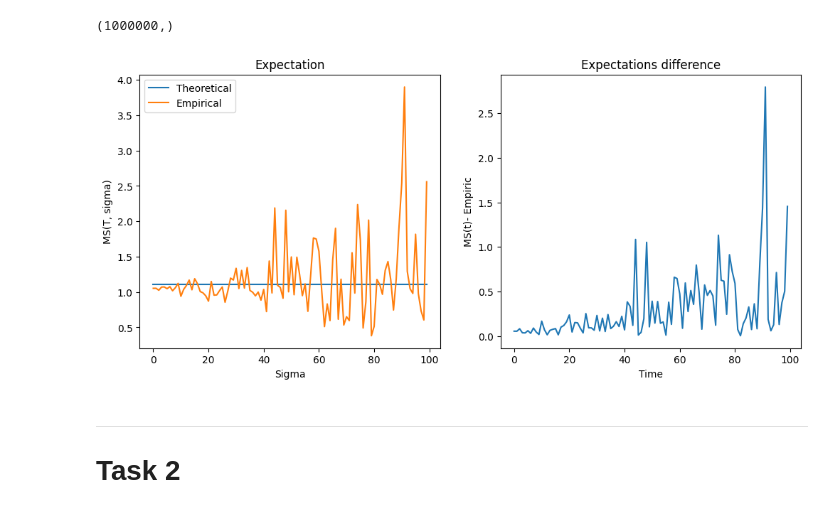
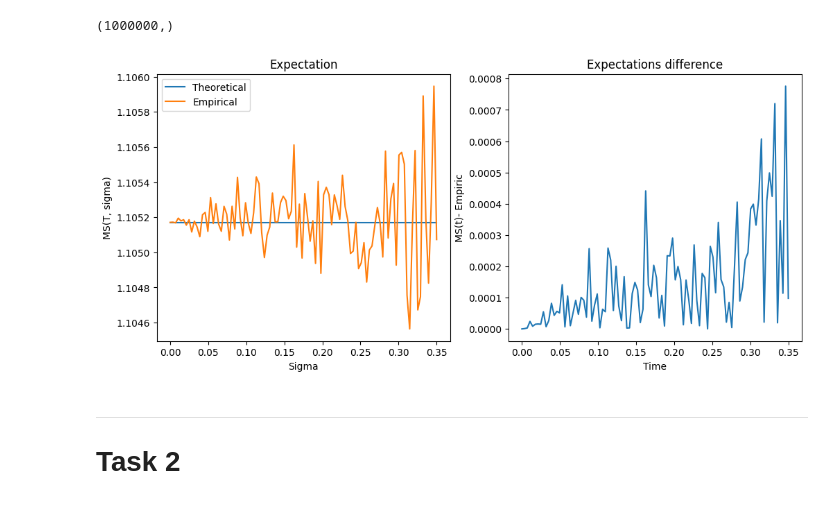
Before and after one commit to Kasymkhankhubiyev/Sirius-Uni, a Jupyter notebook: Derivatives/series1.ipynb, the cells around one changed output. Drawn from its saved outputs; the diff is of its cells as text; code cells hidden in the pictures.

```diff
--- a/Derivatives/series1.ipynb
+++ b/Derivatives/series1.ipynb
@@ -174,7 +165,7 @@ def calc_empirical_expectetions_varying_sigma(sigmas: np.ndarray, S0=1, r=0.0, s
     expectations = np.zeros_like(sigmas)
     for idx, sigma in enumerate(sigmas):
         expectations[idx] += modulate_asset_price(S0=S0, r=r, sigma=sigma, steps=steps,
-                                                  trajectory_num=trajectory_num)[-1, :].mean()
+                                                  trajectory_num=trajectory_num).mean(axis=0)[-1] # [-1, :].mean()
     return expectations
 # %%
 modulate_asset_price(S0=S0, r=R, sigma=Sigma, steps=10,
@@ -184,27 +175,27 @@ modulate_asset_price(S0=S0, r=R, sigma=Sigma, steps=10,
 # %%
 N = 10**6
 STEPS = 10
 sigmas = np.linspace(0, 0.35, num=100)
 
 fig, axs = plt.subplots(nrows=1, ncols=2, figsize=(12, 5))
 
 emperical = calc_empirical_expectetions_varying_sigma(sigmas=sigmas, r=R, steps=STEPS, trajectory_num=N)
 
-axs[0].plot(np.ones_like(sigmas)*np.exp(R*1), label='Theoretical')
-axs[0].plot(emperical, label='Empirical')
+axs[0].plot(sigmas, np.ones_like(sigmas)*np.exp(R*1), label='Theoretical')
+axs[0].plot(sigmas, emperical, label='Empirical')
 axs[0].set_title('Expectation')
 axs[0].set_xlabel('Sigma')
 axs[0].set_ylabel('MS(T, sigma)')
 axs[0].legend()
 
-axs[1].plot(np.abs(np.ones_like(sigmas)*np.exp(R*1) - emperical))
+axs[1].plot(sigmas, np.abs(np.ones_like(sigmas)*np.exp(R*1) - emperical))
 axs[1].set_title('Expectations difference')
 axs[1].set_xlabel('Time')
 axs[1].set_ylabel('MS(t)- Empiric')
 
 plt.show()
 # %% [output]
-[figure, old version]
+[figure, new version]
 # %% [markdown]
 ---
 # Task 2
```
Also changed, not shown: parts of 10 cells of this notebook.
